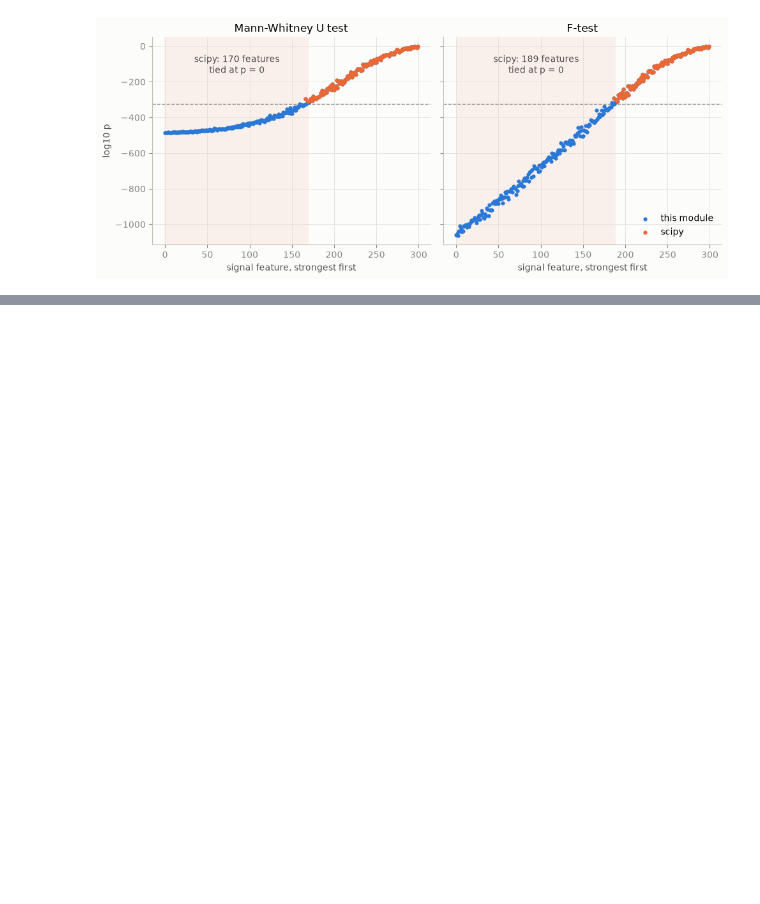
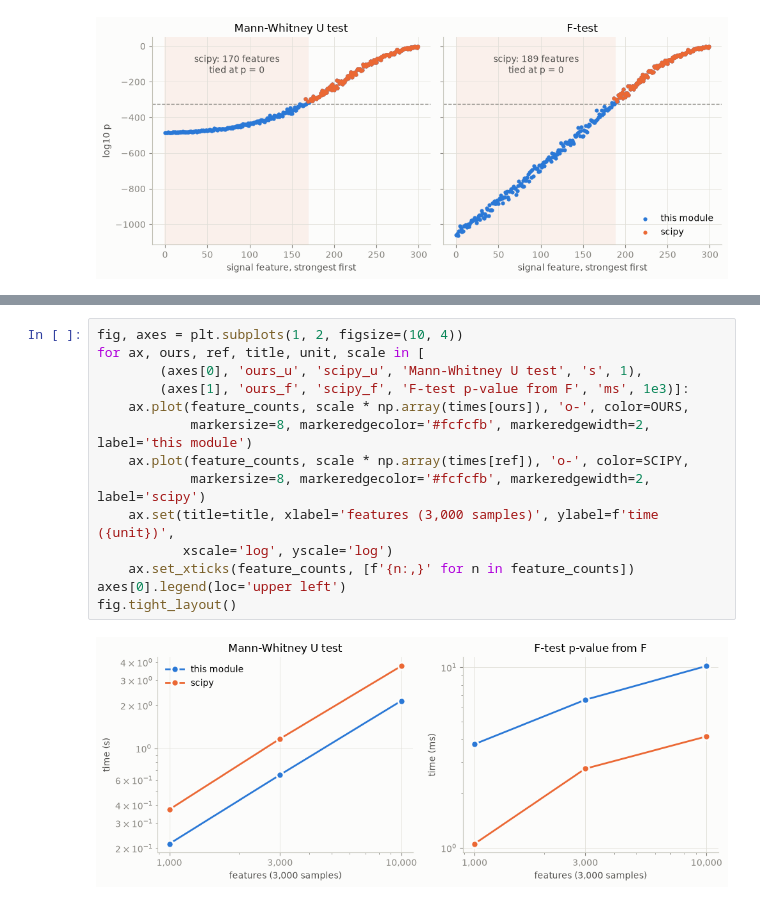
Before and after one commit to drormeir/featsel, a Jupyter notebook: featsel/selectors/log_pvalue/demos/tutorial.ipynb, the cells around one changed output, grey strips where cells are left out. Cells and saved outputs as stored; diff of their text form; blank space fills up the shorter version.

```diff
--- a/featsel/selectors/log_pvalue/demos/tutorial.ipynb
+++ b/featsel/selectors/log_pvalue/demos/tutorial.ipynb
@@ -207,0 +260,16 @@ F-test: scipy gives p = 0 to 189 features; distinct values among them here: 189
+# %%
+fig, axes = plt.subplots(1, 2, figsize=(10, 4))
+for ax, ours, ref, title, unit, scale in [
+        (axes[0], 'ours_u', 'scipy_u', 'Mann-Whitney U test', 's', 1),
+        (axes[1], 'ours_f', 'scipy_f', 'F-test p-value from F', 'ms', 1e3)]:
+    ax.plot(feature_counts, scale * np.array(times[ours]), 'o-', color=OURS,
+            markersize=8, markeredgecolor='#fcfcfb', markeredgewidth=2, label='this module')
+    ax.plot(feature_counts, scale * np.array(times[ref]), 'o-', color=SCIPY,
+            markersize=8, markeredgecolor='#fcfcfb', markeredgewidth=2, label='scipy')
+    ax.set(title=title, xlabel='features (3,000 samples)', ylabel=f'time ({unit})',
+           xscale='log', yscale='log')
+    ax.set_xticks(feature_counts, [f'{n:,}' for n in feature_counts])
+axes[0].legend(loc='upper left')
+fig.tight_layout()
+# %% [output]
+[figure, added]
```
Also changed, not shown: parts of 4 cells of this notebook, 5 other files.
